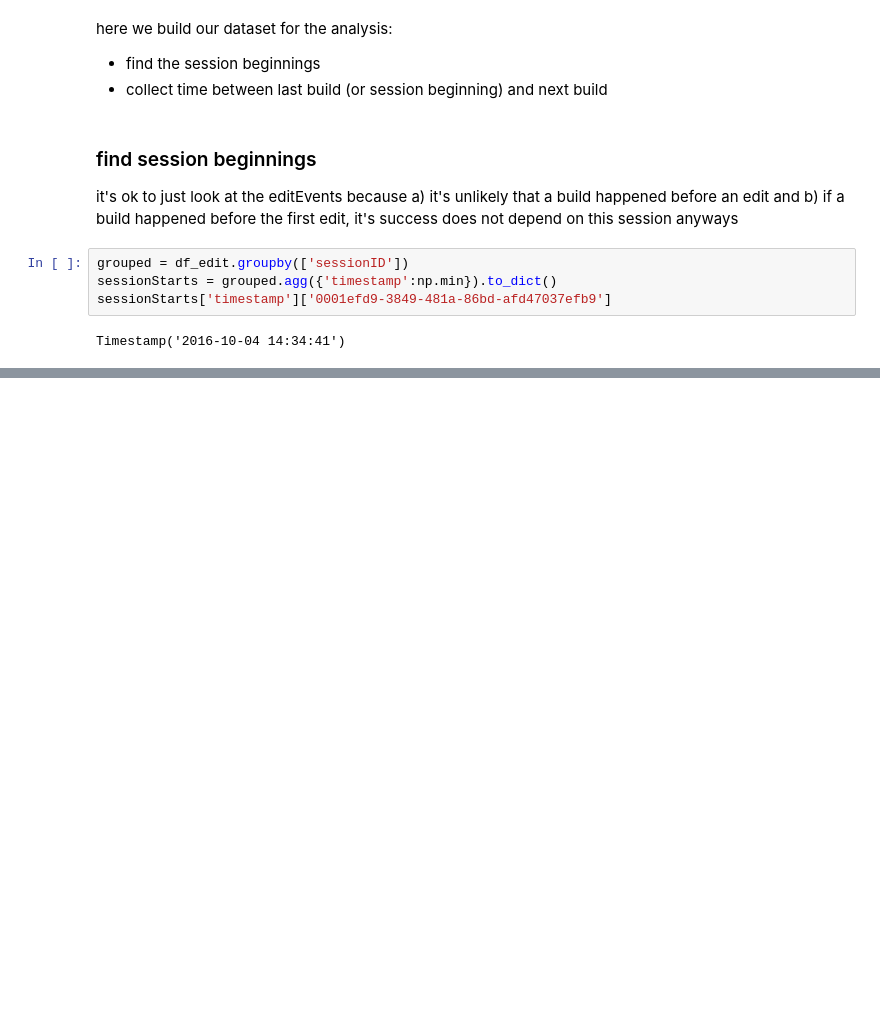
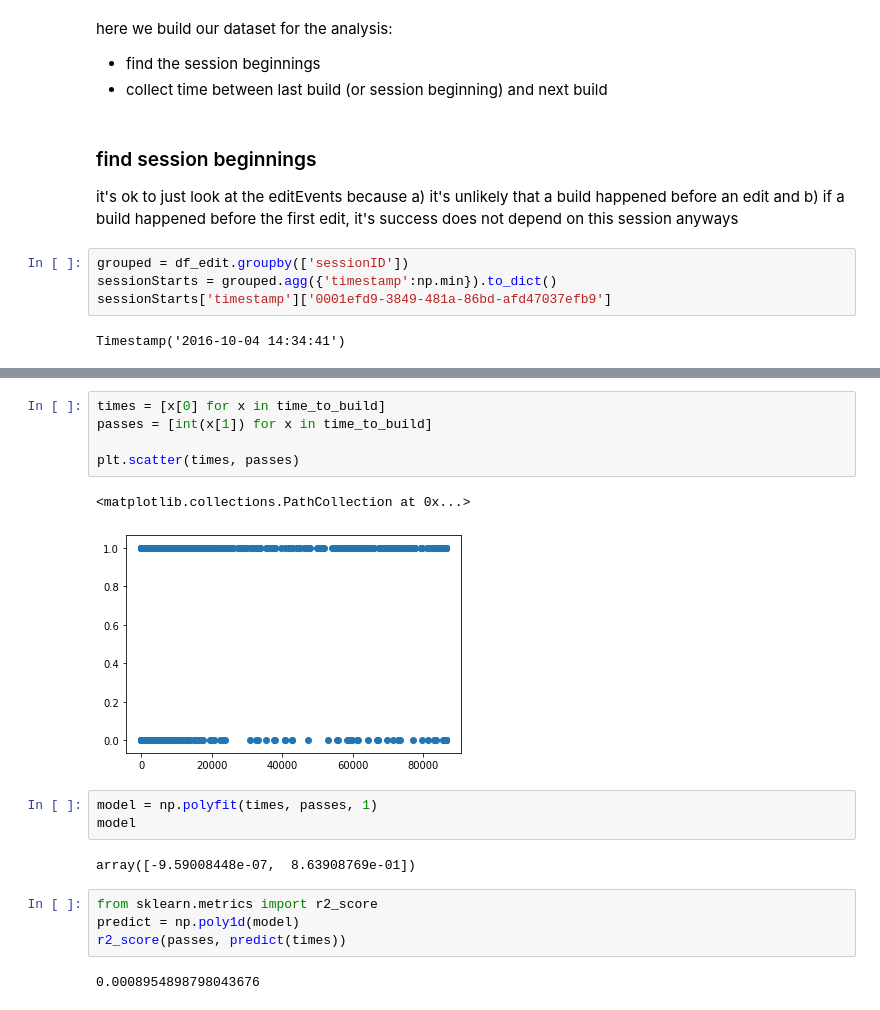
Before and after one commit to sesi200/bigdataanalytics-project, a Jupyter notebook: analysis/time_since_build.ipynb, the cells around one changed output, grey strips where cells are left out. Saved outputs shown, nothing was run; the diff lists cells and outputs as text; blank space fills up the shorter version.

```diff
--- a/analysis/time_since_build.ipynb
+++ b/analysis/time_since_build.ipynb
@@ -238,0 +225,19 @@ time_to_build
+# %%
+times = [x[0] for x in time_to_build]
+passes = [int(x[1]) for x in time_to_build]
+
+plt.scatter(times, passes)
+# %% [output]
+<matplotlib.collections.PathCollection at 0x...>
+[figure, added]
+# %%
+model = np.polyfit(times, passes, 1)
+model
+# %% [output]
+array([-9.59008448e-07,  8.63908769e-01])
+# %%
+from sklearn.metrics import r2_score
+predict = np.poly1d(model)
+r2_score(passes, predict(times))
+# %% [output]
+0.0008954898798043676
```
Also changed, not shown: parts of 2 cells of this notebook.
